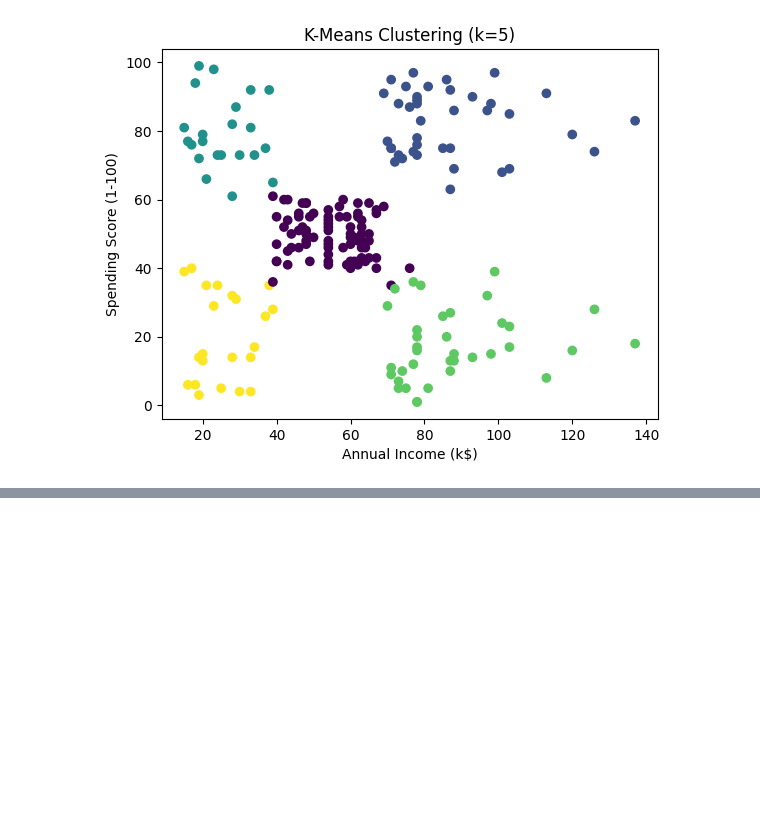
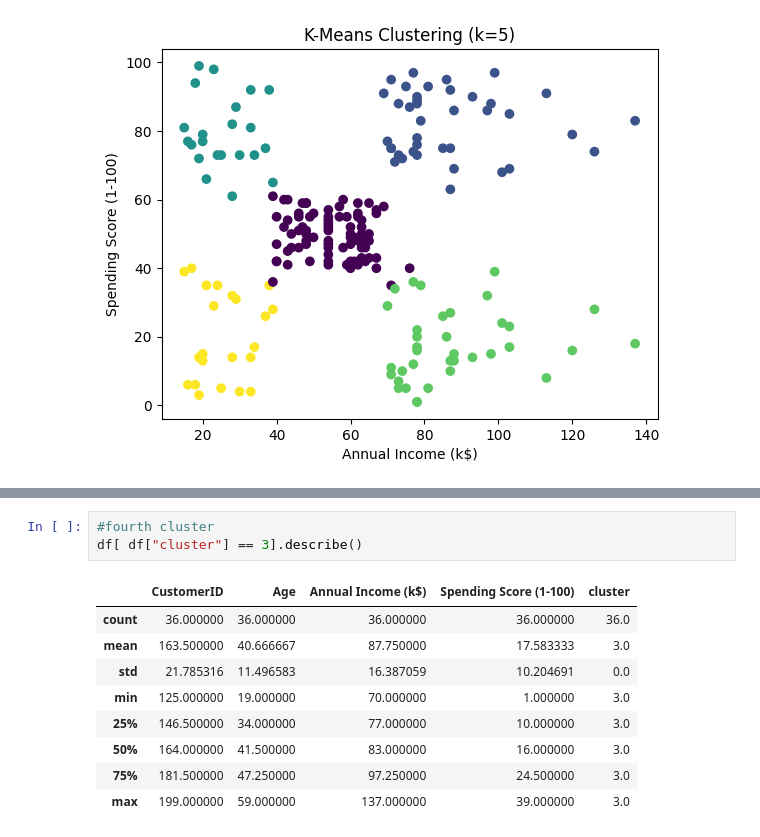
Before and after one commit to sba25046/ml-test, a Jupyter notebook: Mall_Customers_K_Means.ipynb, the cells around one changed output, grey strips where cells are left out. Drawn from its saved outputs; the diff is of its cells as text; blank space fills up the shorter version.

```diff
--- a/Mall_Customers_K_Means.ipynb
+++ b/Mall_Customers_K_Means.ipynb
@@ -182,0 +224,13 @@ plt.show()
+# %%
+#fourth cluster
+df[ df["cluster"] == 3].describe()
+# %% [output]
+|  | CustomerID | Age | Annual Income (k$) | Spending Score (1-100) | cluster |
+| count | 36.000000 | 36.000000 | 36.000000 | 36.000000 | 36.0 |
+| mean | 163.500000 | 40.666667 | 87.750000 | 17.583333 | 3.0 |
+| std | 21.785316 | 11.496583 | 16.387059 | 10.204691 | 0.0 |
+| min | 125.000000 | 19.000000 | 70.000000 | 1.000000 | 3.0 |
+| 25% | 146.500000 | 34.000000 | 77.000000 | 10.000000 | 3.0 |
+| 50% | 164.000000 | 41.500000 | 83.000000 | 16.000000 | 3.0 |
+| 75% | 181.500000 | 47.250000 | 97.250000 | 24.500000 | 3.0 |
+| max | 199.000000 | 59.000000 | 137.000000 | 39.000000 | 3.0 |
```
Also changed, not shown: parts of 7 cells of this notebook.
